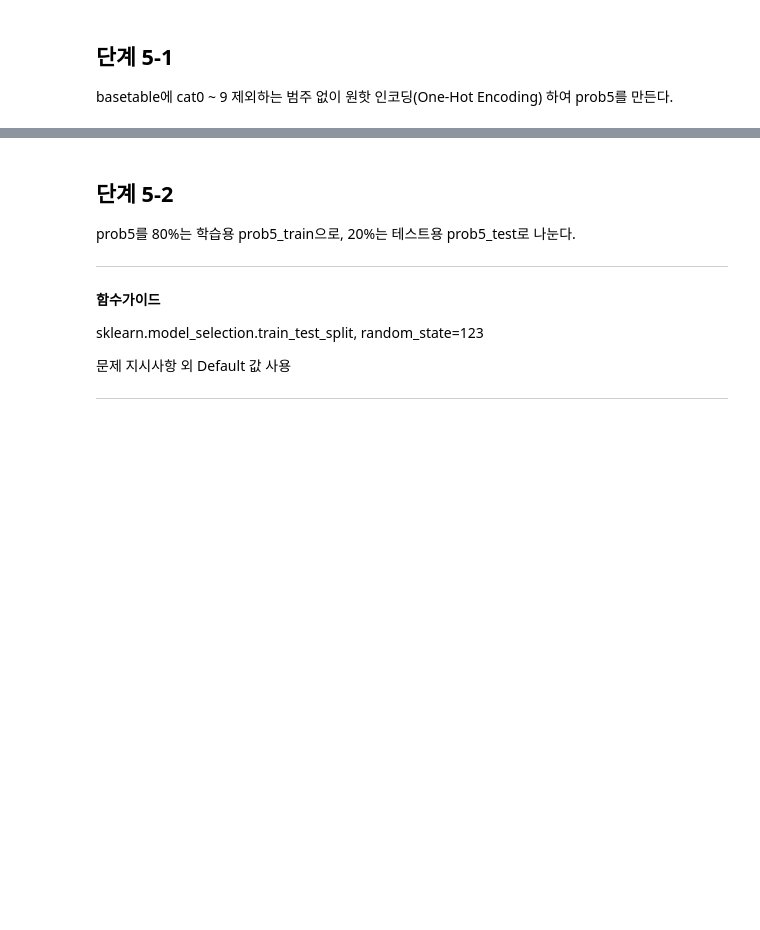
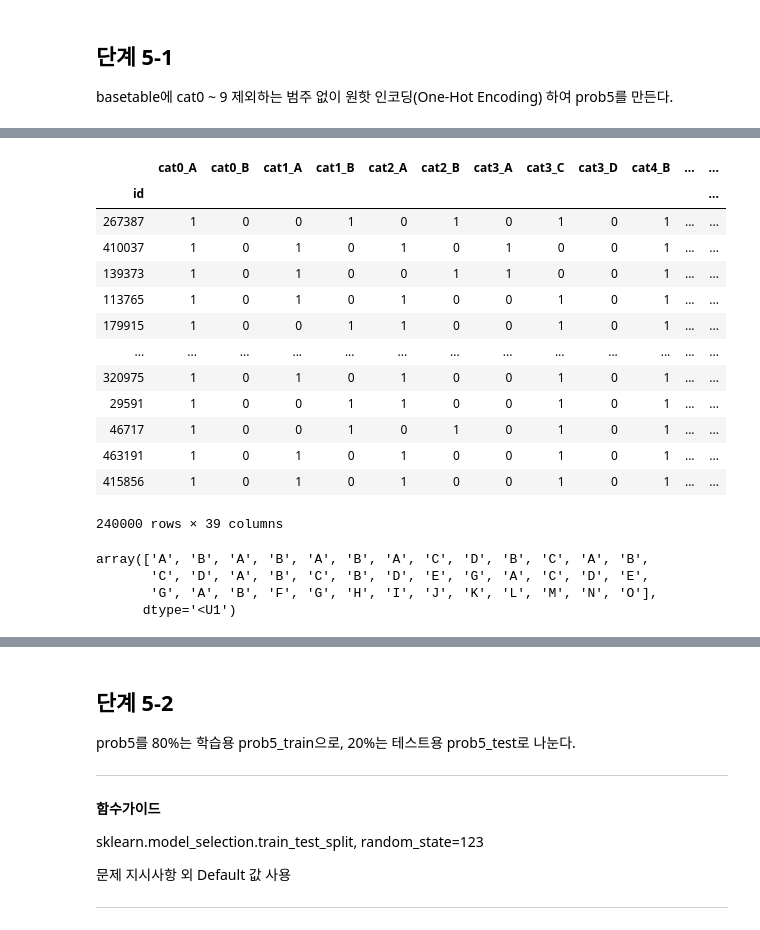
Before and after one commit to sunkusun9/DS_lv3_2312, a Jupyter notebook: sec_ds_lv3_prob2_prob.ipynb, the cells around one changed output, grey strips where cells are left out. Saved outputs shown, nothing was run; the diff lists cells and outputs as text; code cells hidden in the pictures; blank space fills up the shorter version.

```diff
--- a/sec_ds_lv3_prob2_prob.ipynb
+++ b/sec_ds_lv3_prob2_prob.ipynb
@@ -1008,2 +1067,15 @@ df_prob4_train['cont0_q'] = qlab.map(qmean).astype('float')
 qlab = pd.cut(df_prob4_test['cont0'], bins=qval, right=True)
 df_prob4_test['cont0_q'] = qlab.map(qmean).astype('float')
+# %%
+# 변수의 처리과정을 상세히 보여드립니다.
+q = np.linspace(0, 1, 101)
+qval = df_prob4_train['cont0'].quantile(q)
+qval.iloc[[0, -1]] = [-np.inf, np.inf]
+qlab = pd.cut(df_prob4_train['cont0'], bins=qval, right=True)
+qmean = df_prob4_train.groupby(qlab)['target'].mean()
+pd.concat([
+        df_prob4_train['cont0'].iloc[:5],
+        qlab.iloc[:5].rename('cont0_lab'),
+        qlab.iloc[:5].map(qmean).astype('float').rename('cont0_q')
+    ], axis=1
+)
@@ -1156,3 +1257,5 @@ XGBoost 분류 모델의 최적의 하이퍼 파라미터(Hyper-Parameter, 초
 ## 단계 5-1
 
 basetable에 cat0 ~ 9 제외하는 범주 없이 원핫 인코딩(One-Hot Encoding) 하여 prob5를 만든다.
+# %%
+df_prob5 = pd.get_dummies(df_basetable, columns=cat_cols)
@@ -1158,0 +1272,25 @@ basetable에 cat0 ~ 9 제외하는 범주 없이 원핫 인코딩(One-Hot Encodi
+# %%
+dum_cols = [i for i in df_prob5.columns if i != 'cat_c' and i.startswith('cat')]
+df_prob5[dum_cols]
+# %% [output]
+|  | cat0_A | cat0_B | cat1_A | cat1_B | cat2_A | cat2_B | cat3_A | cat3_C | cat3_D | cat4_B | ... | ... |
+| id |  |  |  |  |  |  |  |  |  |  |  | ... |
+| 267387 | 1 | 0 | 0 | 1 | 0 | 1 | 0 | 1 | 0 | 1 | ... | ... |
+| 410037 | 1 | 0 | 1 | 0 | 1 | 0 | 1 | 0 | 0 | 1 | ... | ... |
+| 139373 | 1 | 0 | 1 | 0 | 0 | 1 | 1 | 0 | 0 | 1 | ... | ... |
+| 113765 | 1 | 0 | 1 | 0 | 1 | 0 | 0 | 1 | 0 | 1 | ... | ... |
+| 179915 | 1 | 0 | 0 | 1 | 1 | 0 | 0 | 1 | 0 | 1 | ... | ... |
+| ... | ... | ... | ... | ... | ... | ... | ... | ... | ... | ... | ... | ... |
+| 320975 | 1 | 0 | 1 | 0 | 1 | 0 | 0 | 1 | 0 | 1 | ... | ... |
+| 29591 | 1 | 0 | 0 | 1 | 1 | 0 | 0 | 1 | 0 | 1 | ... | ... |
+| 46717 | 1 | 0 | 0 | 1 | 0 | 1 | 0 | 1 | 0 | 1 | ... | ... |
+| 463191 | 1 | 0 | 1 | 0 | 1 | 0 | 0 | 1 | 0 | 1 | ... | ... |
+| 415856 | 1 | 0 | 1 | 0 | 1 | 0 | 0 | 1 | 0 | 1 | ... | ... |
+240000 rows × 39 columns
+# %%
+np.array([i.split('_')[1] for i in dum_cols])
+# %% [output]
+array(['A', 'B', 'A', 'B', 'A', 'B', 'A', 'C', 'D', 'B', 'C', 'A', 'B',
+       'C', 'D', 'A', 'B', 'C', 'B', 'D', 'E', 'G', 'A', 'C', 'D', 'E',
+       'G', 'A', 'B', 'F', 'G', 'H', 'I', 'J', 'K', 'L', 'M', 'N', 'O'],
+      dtype='<U1')
```
Also changed, not shown: parts of 92 cells of this notebook.
